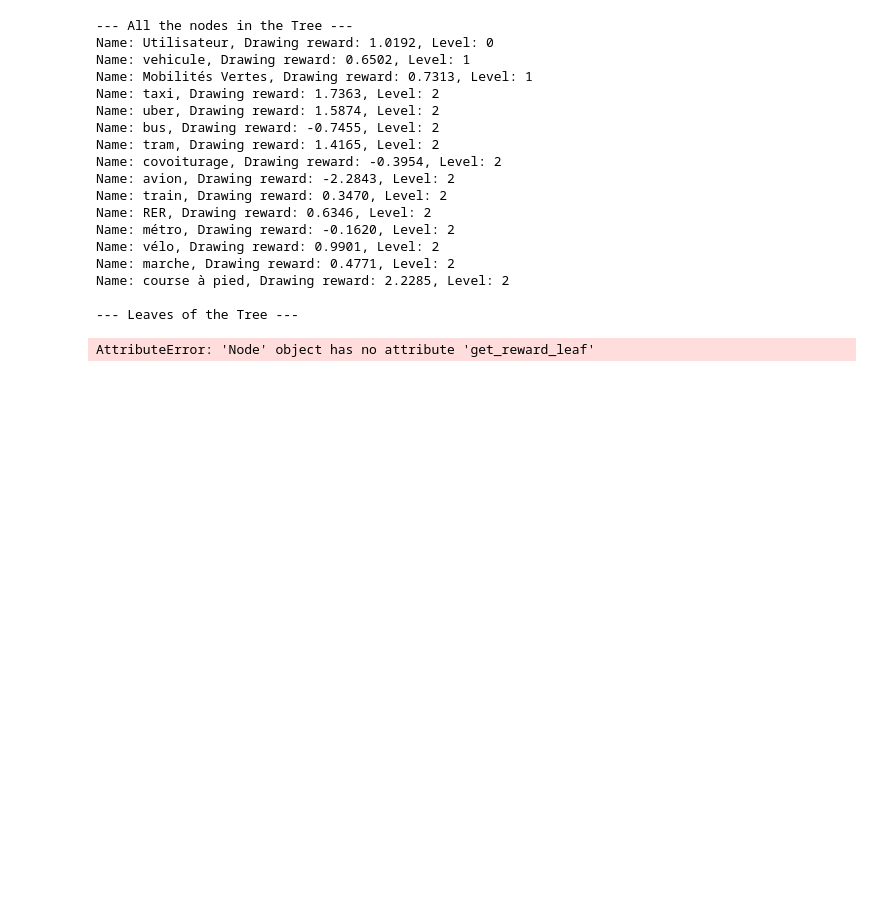
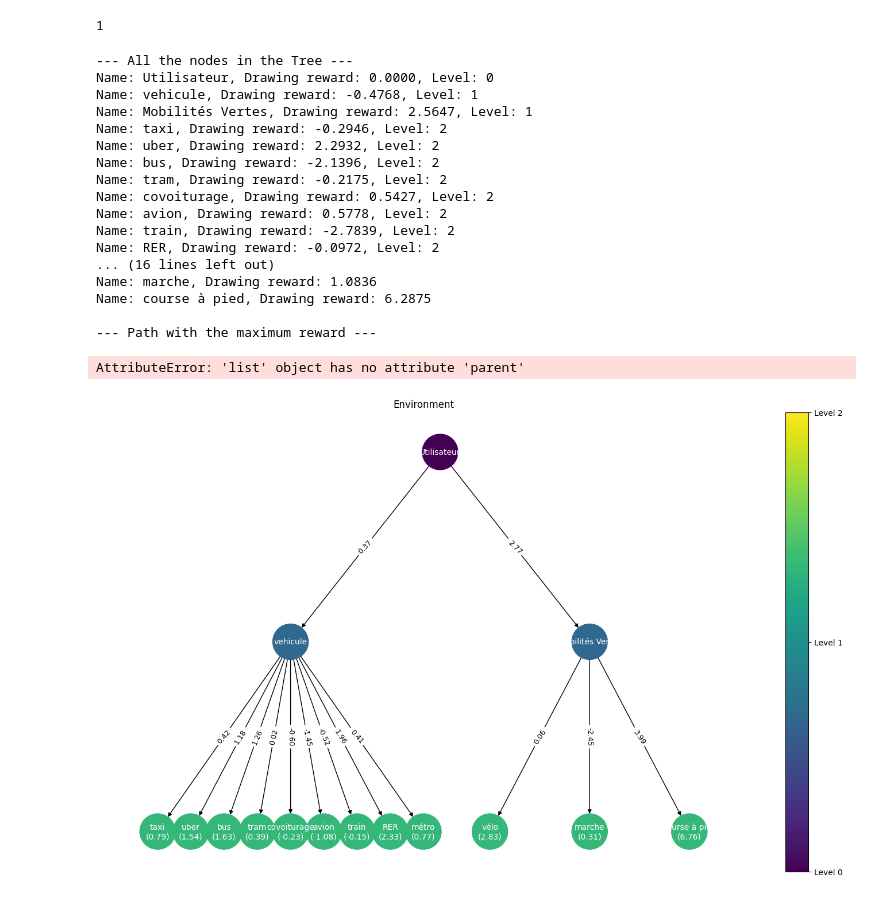
Before and after one commit to AugustinCablant/CRITEO-INTERNSHIP, a Jupyter notebook: create_environment.ipynb, the cells around one changed output. Saved outputs shown, nothing was run; the diff lists cells and outputs as text; code cells hidden in the pictures; blank space fills up the shorter version.

Commit message:
add the visualization method

```diff
--- a/create_environment.ipynb
+++ b/create_environment.ipynb
@@ -157,6 +193,11 @@ class Tree:
+# %%
+liste = [[1,2], [3,4], [1,2]]
+np.argmax([x[1] for x in liste])
+# %% [output]
+1
 # %%
 tree = Tree()
-root = tree.insert(parent_node=None, name="Utilisateur", mean=0, var=1)
+root = tree.insert(parent_node=None, name="Utilisateur", mean=0, var=0)
 
 # First Layer
 vehicule, _ = tree.insert(parent_node=root, name="vehicule", mean=0.8, var=2)
@@ -181,39 +222,43 @@ cap, _ = tree.insert(parent_node=mob_verte, name="course à pied", mean=2.5, var
 print("\n--- All the nodes in the Tree ---")
 all_nodes = tree.get_all_nodes()
 for node in all_nodes:
-    print(f"Name: {node.name}, Drawing reward: {node.get_reward():.4f}, Level: {node.level}")
+    print(f"Name: {node.name}, Drawing reward: {node.value:.4f}, Level: {node.level}")
 
 print("\n--- Leaves of the Tree ---")
-data = tree.get_all_leaves()
+data = tree.get_reward_leaves()
 for elements in data:
-    name = elements[0]
-    reward = elements[1]
+    name = elements[1]
+    reward = elements[2]
     print(f"Name: {name}, Drawing reward: {reward:.4f}")
 
 print("\n--- Path with the maximum reward ---")
-max_sum, best_path = tree.find_best_arm_path()
-print(f"Max sum : {max_sum:.4f}")
-print(f"Path : {best_path}")
+best_path = tree.find_best_arm_path()
+print(f"Max sum : {np.sum([node.value for node in best_path]):.4f}")
+print(f"Rewards: {' -> '.join([str(node.value) for node in best_path])}")
+print(f"Path: {' -> '.join([str(node.name) for node in best_path])}")
 # %% [output]
 --- All the nodes in the Tree ---
-Name: Utilisateur, Drawing reward: 1.0192, Level: 0
-Name: vehicule, Drawing reward: 0.6502, Level: 1
-Name: Mobilités Vertes, Drawing reward: 0.7313, Level: 1
-Name: taxi, Drawing reward: 1.7363, Level: 2
-Name: uber, Drawing reward: 1.5874, Level: 2
-Name: bus, Drawing reward: -0.7455, Level: 2
-Name: tram, Drawing reward: 1.4165, Level: 2
-Name: covoiturage, Drawing reward: -0.3954, Level: 2
-Name: avion, Drawing reward: -2.2843, Level: 2
-Name: train, Drawing reward: 0.3470, Level: 2
-Name: RER, Drawing reward: 0.6346, Level: 2
-Name: métro, Drawing reward: -0.1620, Level: 2
-Name: vélo, Drawing reward: 0.9901, Level: 2
-Name: marche, Drawing reward: 0.4771, Level: 2
-Name: course à pied, Drawing reward: 2.2285, Level: 2
+Name: Utilisateur, Drawing reward: 0.0000, Level: 0
+Name: vehicule, Drawing reward: -0.4768, Level: 1
+Name: Mobilités Vertes, Drawing reward: 2.5647, Level: 1
+Name: taxi, Drawing reward: -0.2946, Level: 2
+Name: uber, Drawing reward: 2.2932, Level: 2
+Name: bus, Drawing reward: -2.1396, Level: 2
+Name: tram, Drawing reward: -0.2175, Level: 2
+Name: covoiturage, Drawing reward: 0.5427, Level: 2
+Name: avion, Drawing reward: 0.5778, Level: 2
+Name: train, Drawing reward: -2.7839, Level: 2
+Name: RER, Drawing reward: -0.0972, Level: 2
+... (16 lines left out)
+Name: marche, Drawing reward: 1.0836
+Name: course à pied, Drawing reward: 6.2875
 
---- Leaves of the Tree ---
+--- Path with the maximum reward ---
-AttributeError: 'Node' object has no attribute 'get_reward_leaf'
+AttributeError: 'list' object has no attribute 'parent'
+# %%
+tree.visualize_tree()
+# %% [output]
+[figure, added]
 # %%
 def play(environment, agent, Nmc, T):
     """
```
Also changed, not shown: parts of 1 cell of this notebook, 1 other file.
